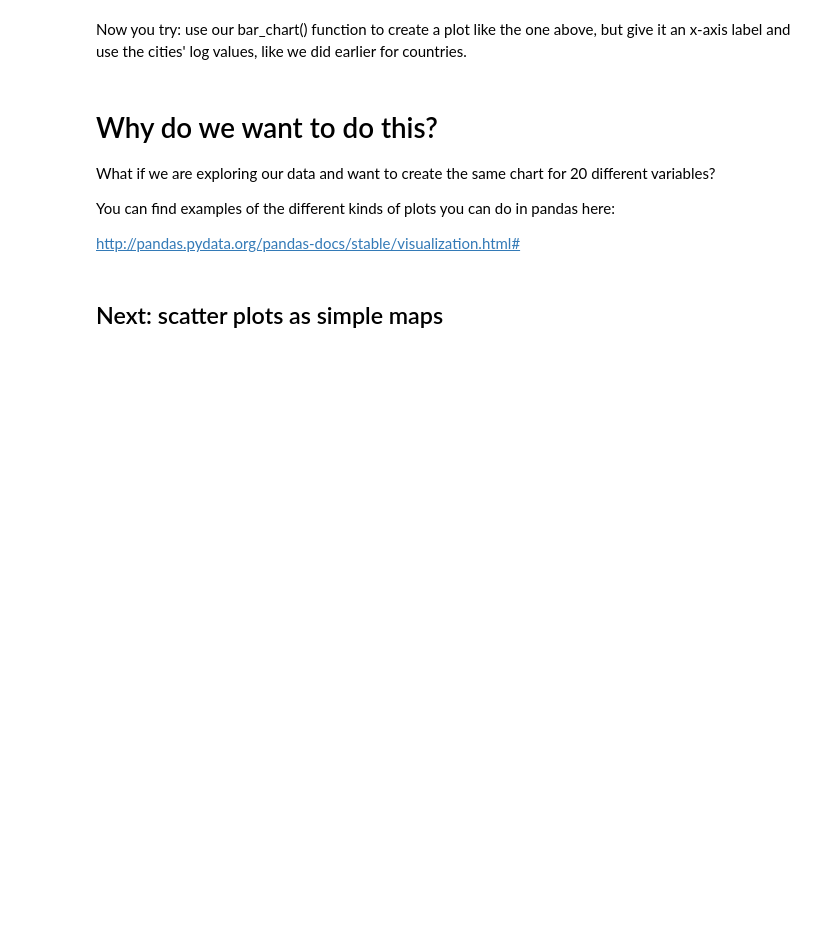
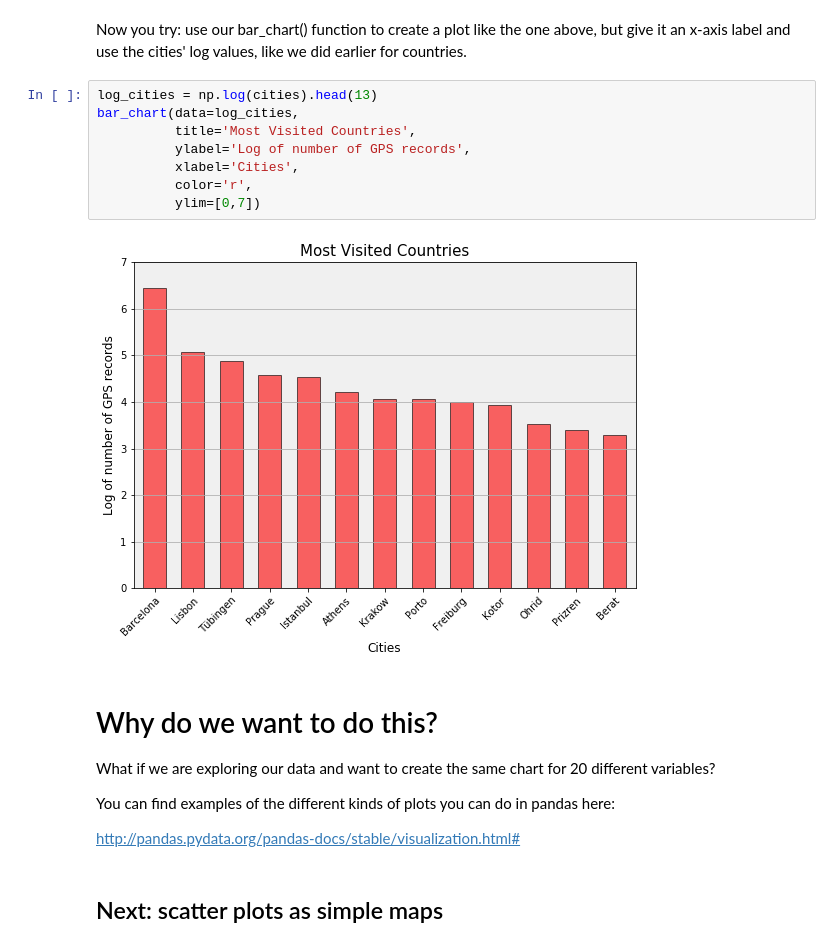
Before and after one commit to DanTheOnlyMan/ce599, a Jupyter notebook: 15-Data Viz 1/data-viz.ipynb, the cells around one changed output. Drawn from its saved outputs; the diff is of its cells as text; blank space fills up the shorter version.

```diff
--- a/15-Data Viz 1/data-viz.ipynb
+++ b/15-Data Viz 1/data-viz.ipynb
@@ -184,5 +222,15 @@ bar_chart(cities, title=title, ylabel=ylabel, color=color)
 # %% [markdown]
 Now you try: use our bar_chart() function to create a plot like the one above, but give it an x-axis label and use the cities' log values, like we did earlier for countries.
+# %%
+log_cities = np.log(cities).head(13)
+bar_chart(data=log_cities,
+          title='Most Visited Countries',
+          ylabel='Log of number of GPS records',
+          xlabel='Cities',
+          color='r',
+          ylim=[0,7])
+# %% [output]
+[figure, added]
 # %% [markdown]
 # Why do we want to do this?
 
```
Also changed, not shown: parts of 18 cells of this notebook.
